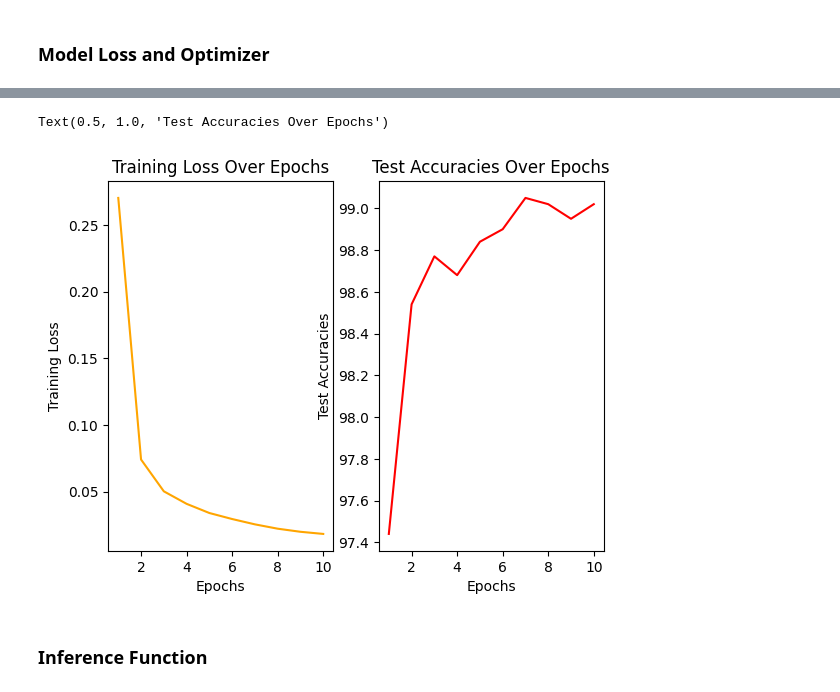
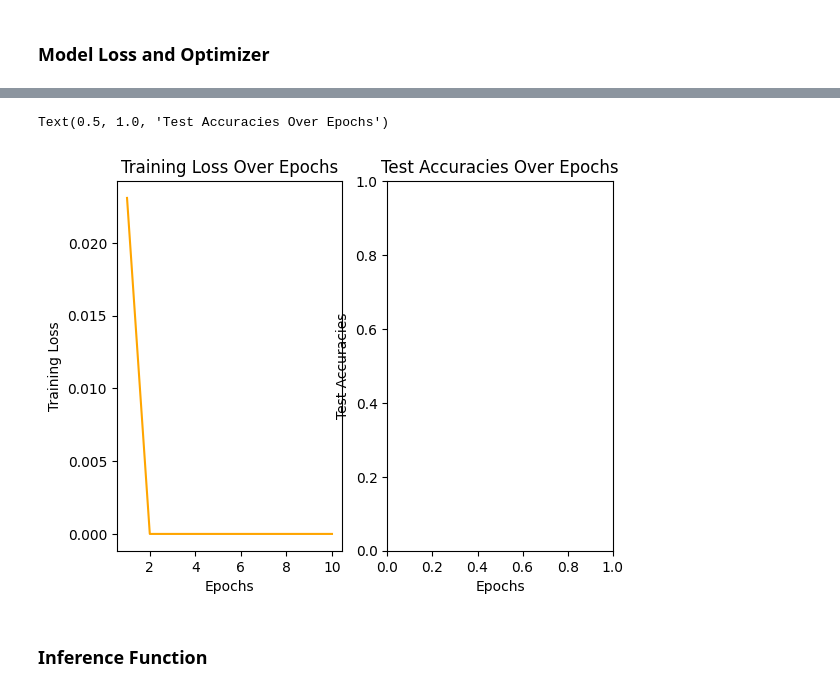
Before and after one commit to Arannamoy-Mondal/NLP-MLOPS, a Jupyter notebook: Pytorch/9 LeNet.ipynb, the cells around one changed output, grey strips where cells are left out. Drawn from its saved outputs; the diff is of its cells as text; code cells hidden in the pictures.

```diff
--- a/Pytorch/9 LeNet.ipynb
+++ b/Pytorch/9 LeNet.ipynb
@@ -7,6 +7,12 @@ import torchvision.transforms as transforms
 from torch.utils.data import DataLoader
 import matplotlib.pyplot as plt
 import numpy as np
+# %%
+if torch.cuda.is_available():
+    device="cuda"
+    torch.set_default_device(device)
+else:
+    device="cpu"
 # %%
 class LeNet5(nn.Module):
     def __init__(self):
@@ -37,14 +43,17 @@ lr=0.001
 transform=transforms.Compose([transforms.ToTensor(),transforms.Normalize((0.1307,),(0.3081,))])
 train_dataset=torchvision.datasets.MNIST(root='~/Projects/Programming/Dataset/',train=True,download=True,transform=transform)
 test_dataset=torchvision.datasets.MNIST(root='~/Projects/Programming/Dataset/',train=False,download=True,transform=transform)
-train_loader=DataLoader(train_dataset,batch_size=batch_size,shuffle=True)
-test_loader=DataLoader(test_dataset,batch_size=batch_size,shuffle=False)
+train_loader=DataLoader(train_dataset,batch_size=batch_size,generator=torch.Generator(device),shuffle=True)
+test_loader=DataLoader(test_dataset,batch_size=batch_size,generator=torch.Generator(device),shuffle=False)
 # %% [markdown]
 ### Model Loss and Optimizer
 # %%
 model=LeNet5()
 criterion=nn.CrossEntropyLoss()
 optimizer=optim.Adam(model.parameters(),lr)
+# %%
+if torch.cuda.is_available():
+    device="cuda"
 # %%
 train_losses,test_accuracies=[],[]
 
@@ -52,9 +61,21 @@ for epoch in range(epochs):
     model.train()
     running_loss=0.0
     for images,labels in train_loader:
+        images, labels = next(iter(test_loader))
+
+        images=images.to(device)
+        labels=images.to(device)
         optimizer.zero_grad()
         result=model(images)
-        loss=criterion(result,labels)
+        if labels.ndim > 1:
+
+           if labels.shape[1] == result.shape[1]:
+              target = torch.argmax(labels, dim=1)
+           else:
+              target = labels.view(labels.size(0), -1)[:, 0].long()
+        else:
+            target = labels.long()
+        loss=criterion(result,target)
         loss.backward()
         optimizer.step()
         running_loss += loss.item()
@@ -67,12 +88,16 @@ for epoch in range(epochs):
     correct,total=0,0
     with torch.no_grad():
         for images,labels in test_loader:
+            images=images.to(device)
+            labels=images.to(device)
             outputs=model(images)
             _,predicted=torch.max(outputs,1)
+            if labels.dim() > 1:
+             labels = labels.view(-1)
             total+=labels.size(0)
-            correct+=(predicted==labels).sum().item()
-    accuracy=100*correct/total
-    test_accuracies.append(accuracy)
-    print(f"Accuracy on test set: {accuracy:.2f}%")
+            # correct+=(predicted==labels).sum().item()
+    # accuracy=100*correct/total
+    # test_accuracies.append(accuracy)
+    # print(f"Accuracy on test set: {accuracy:.2f}%")
 # %% [output]
 Epoch 1/10
@@ -98,19 +113,19 @@ Accuracy on test set: 99.02%
 # %%
 plt.Figure(figsize=(12,6))
 plt.subplot(1,2,1)
 plt.plot(range(1,epochs+1),train_losses,color="orange")
 plt.xlabel("Epochs")
 plt.ylabel("Training Loss")
 plt.title("Training Loss Over Epochs")
 
 plt.subplot(1,2,2)
-plt.plot(range(1,epochs+1),test_accuracies,color='red')
+# plt.plot(range(1,epochs+1),test_accuracies,color='red')
 plt.xlabel("Epochs")
 plt.ylabel("Test Accuracies")
 plt.title("Test Accuracies Over Epochs")
 # %% [output]
 Text(0.5, 1.0, 'Test Accuracies Over Epochs')
-[figure, old version]
+[figure, new version]
 # %% [markdown]
 ### Inference Function
 # %%
```
Also changed, not shown: parts of 2 cells of this notebook.
